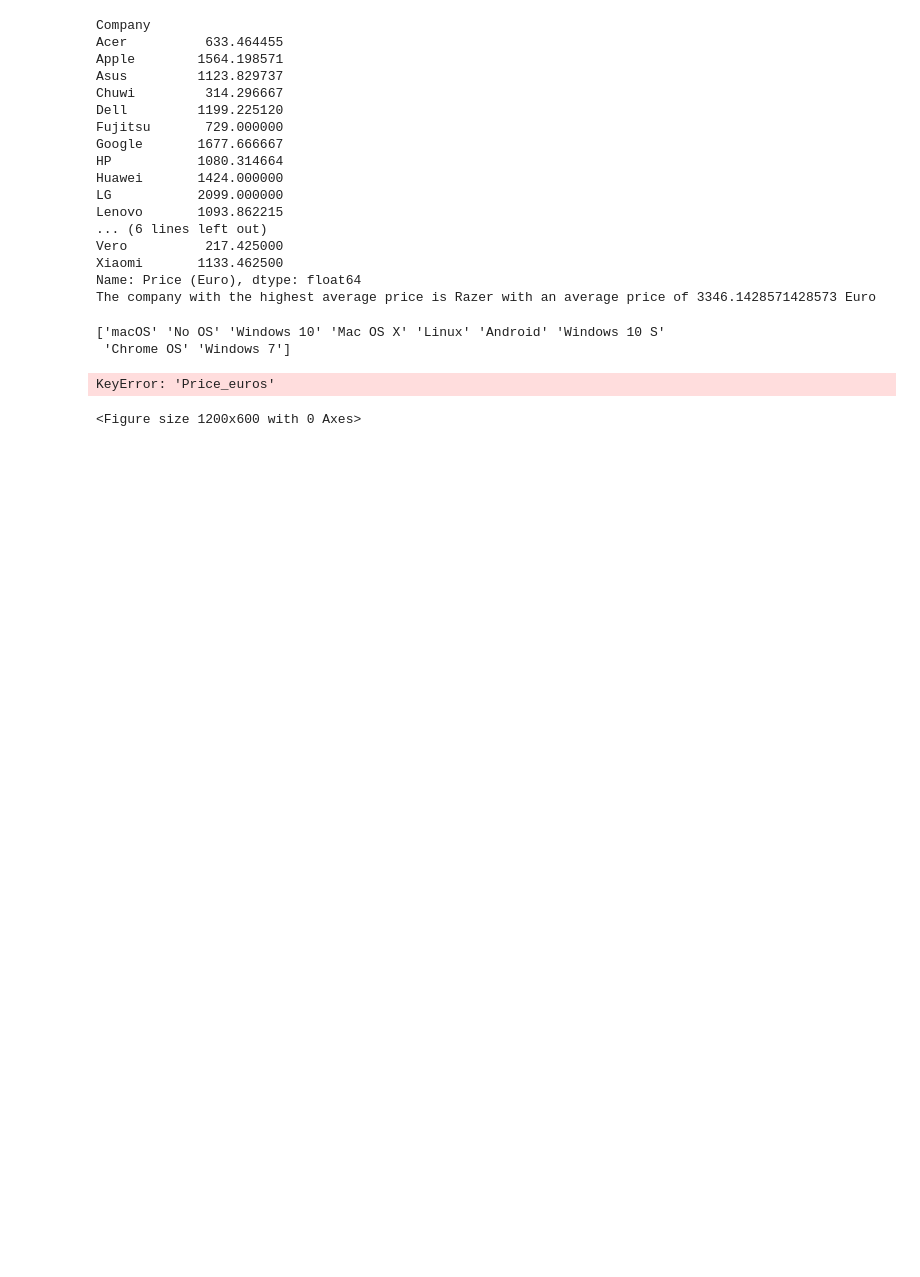
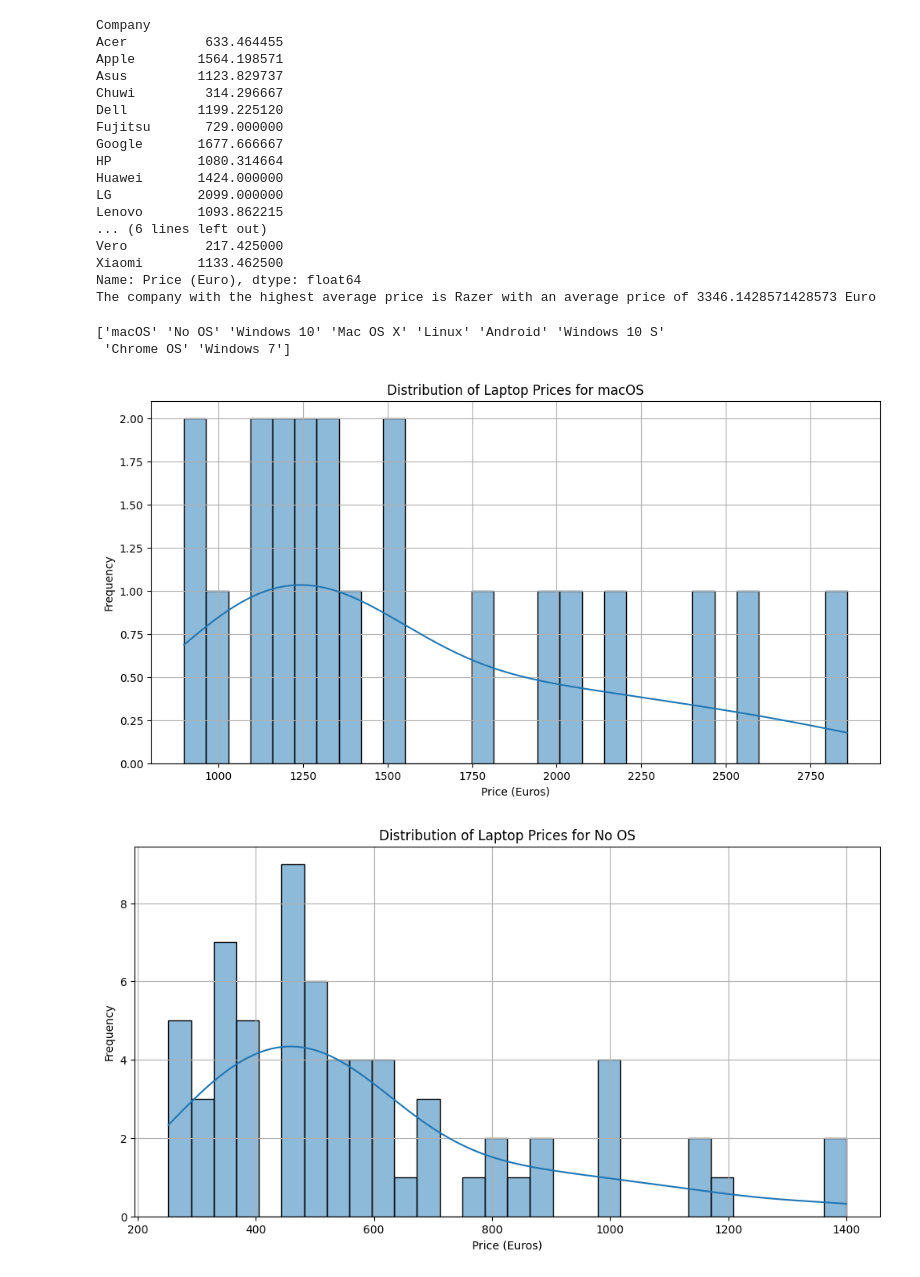
Before and after one commit to CCathlete/pyTask, a Jupyter notebook: app_notebook.ipynb, the cells around one changed output. Saved outputs shown, nothing was run; the diff lists cells and outputs as text; code cells hidden in the pictures; blank space fills up the shorter version.

```diff
--- a/app_notebook.ipynb
+++ b/app_notebook.ipynb
@@ -201,34 +201,33 @@ df = pd.read_csv("laptop_price - dataset.csv")
 unique_os = df['OpSys'].unique()
 print(unique_os)
 
 # Fix the operating systems to be uniform
 os_mapping = {
     'Windows 10': 'Windows 10',
     'Windows 7': 'Windows 7',
     'Windows': 'Windows 10',
     'Mac OS X': 'macOS',
     'macOS': 'macOS',
     'Linux': 'Linux',
     'No OS': 'No OS',
     'Other': 'Other'
 }
 
 # Replace the operating systems with the uniform names.
 df['OpSys'] = df['OpSys'].replace(os_mapping)
-print(df)
 
 # Task 4: Plot for each operating system the distribution of the prices
 for os in unique_os:
     os_df = df[df['OpSys'] == os]
     plt.figure(figsize=(12, 6))
-    sns.histplot(os_df['Price_euros'], bins=30, kde=True)
+    sns.histplot(os_df['Price (Euro)'], bins=30, kde=True)
     plt.xlabel('Price (Euros)')
     plt.ylabel('Frequency')
     plt.title(f'Distribution of Laptop Prices for {os}')
     plt.grid(True)
     plt.show()
 # %% [output]
 ['macOS' 'No OS' 'Windows 10' 'Mac OS X' 'Linux' 'Android' 'Windows 10 S'
  'Chrome OS' 'Windows 7']
-KeyError: 'Price_euros'
-<Figure size 1200x600 with 0 Axes>
+[figure, added]
+[figure, added]
```
Also changed, not shown: parts of 1 cell of this notebook.
